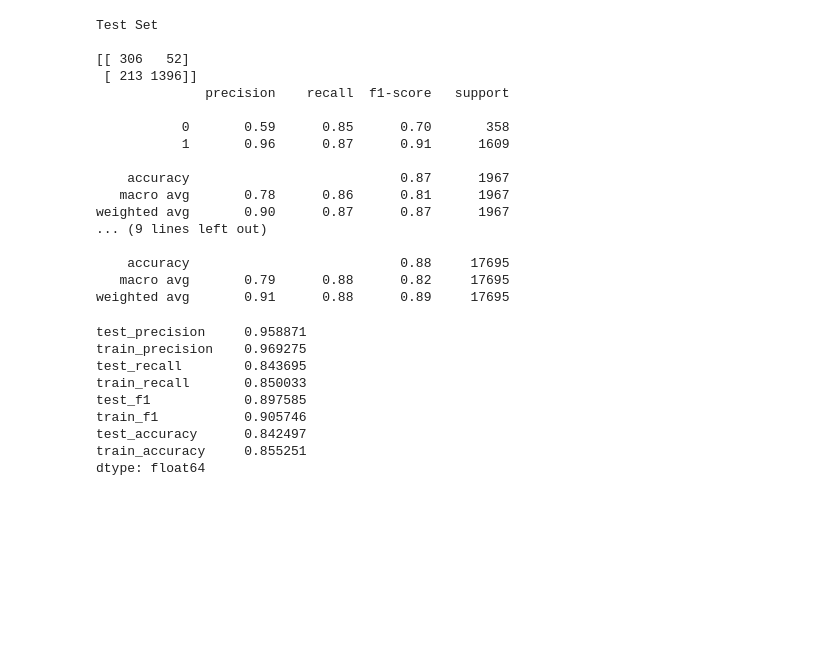
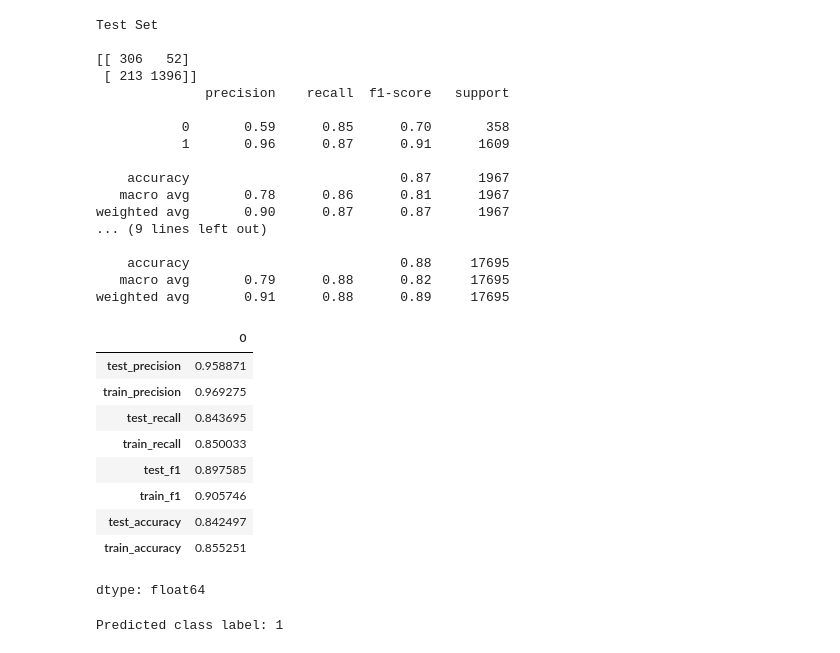
Before and after one commit to fahad-roshan/DS_FINAL_PROJECT, a Jupyter notebook: final_project.ipynb, the cells around one changed output. Drawn from its saved outputs; the diff is of its cells as text; code cells hidden in the pictures; blank space fills up the shorter version.

```diff
--- a/final_project.ipynb
+++ b/final_project.ipynb
@@ -260,39 +270,60 @@ weighted avg       0.91      0.88      0.89     17695
 # %%
 # Import the LinearSVC class from scikit-learn
 from sklearn.svm import LinearSVC
 
 # Import the cross_validate function from scikit-learn
 from sklearn.model_selection import cross_validate
 
 # Create a LinearSVC model with specified hyperparameters
 # C=0.001: Regularization parameter (inverse of regularization strength)
 # class_weight='balanced': Adjusts weights inversely proportional to class frequencies
 # random_state=42: Ensures reproducibility of results
-model = LinearSVC(C=0.001, class_weight='balanced', random_state=42)
+svm = LinearSVC(C=0.001, class_weight='balanced', random_state=42)
+
+# fit the LinearSVC model
+svm.fit(X_train_count, y_train)
 
 # Perform cross-validation on the training data
 # scoring=['precision', 'recall', 'f1', 'accuracy']: Metrics to evaluate during cross-validation
 # cv=10: Number of cross-validation folds
 # return_train_score=True: Include training scores in the results
-scores = cross_validate(model, X_train_count, y_train, scoring=['precision', 'recall', 'f1', 'accuracy'], cv=10, return_train_score=True)
+scores = cross_validate(svm, X_train_count, y_train, scoring=['precision', 'recall', 'f1', 'accuracy'], cv=10, return_train_score=True)
 
 # Create a DataFrame from the cross-validation scores
 # index=range(1, 11): Set the index to represent the fold numbers (1 to 10)
 df_scores = pd.DataFrame(scores, index=range(1, 11))
 
 # Calculate the mean of the test scores across all folds (ignoring the training scores)
 # [2:]: Selects only the test scores (precision, recall, f1, accuracy)
 mean_scores = df_scores.mean()[2:]
 
 # Display the mean test scores
 mean_scores
 # %% [output]
+|  | 0 |
+| test_precision | 0.958871 |
+| train_precision | 0.969275 |
+| test_recall | 0.843695 |
+| train_recall | 0.850033 |
+| test_f1 | 0.897585 |
+| train_f1 | 0.905746 |
+| test_accuracy | 0.842497 |
+| train_accuracy | 0.855251 |
-test_precision     0.958871
-train_precision    0.969275
-test_recall        0.843695
-train_recall       0.850033
-test_f1            0.897585
-train_f1           0.905746
-test_accuracy      0.842497
-train_accuracy     0.855251
 dtype: float64
+# %%
+
+
+# Sample tweet or text
+text = ["This shirt is very flattering to all due to the adjustable front tie. it is the perfect length to wear with leggings and it is sleeveless so it pairs well with any cardigan. love this shirt!!!"]
+
+# Ensure you have the same CountVectorizer instance used during training
+# Vectorize the new text
+text_count = vectorizer.transform(text)
+
+# Predict using the trained LinearSVC model
+predictions = svm.predict(text_count)
+
+# Print the predicted class label
+print("Predicted class label:", predictions[0])
+# %% [output]
+Predicted class label: 1
```
Also changed, not shown: parts of 17 cells of this notebook.
